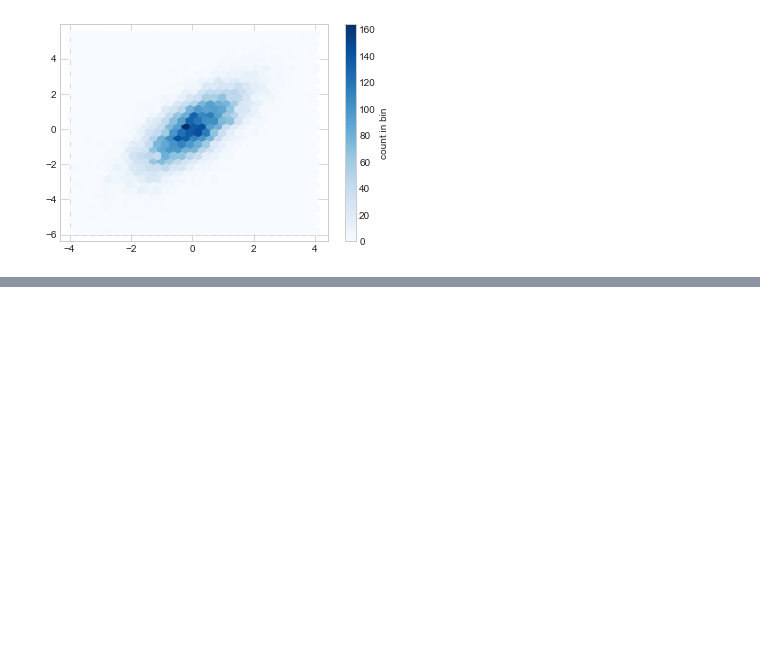
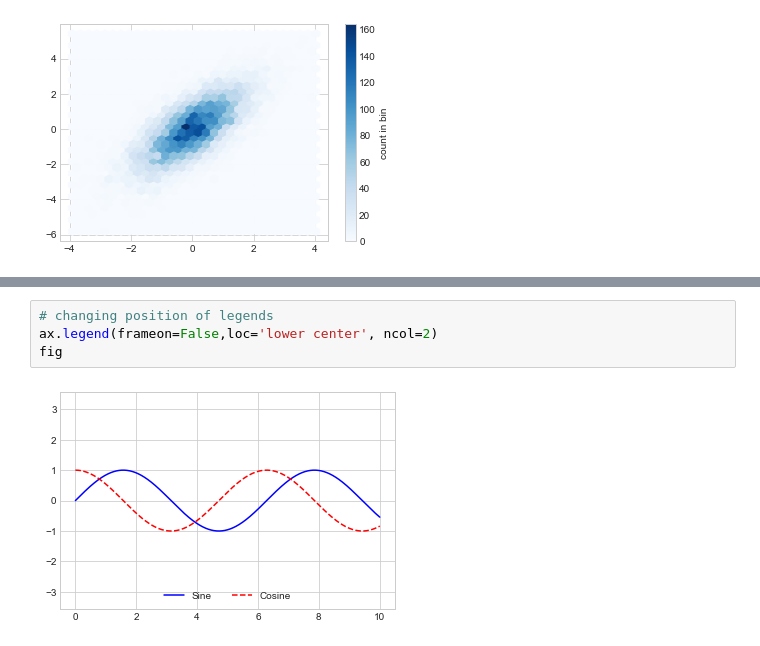
Before and after one commit to Mustisid13/Data-Science-basics, a Jupyter notebook: MATPLOTLIB.ipynb, the cells around one changed output, grey strips where cells are left out. Cells and saved outputs as stored; diff of their text form; blank space fills up the shorter version.

```diff
--- a/MATPLOTLIB.ipynb
+++ b/MATPLOTLIB.ipynb
@@ -319,0 +330,6 @@ cb = plt.colorbar(label='count in bin')
+# %%
+# changing position of legends
+ax.legend(frameon=False,loc='lower center', ncol=2)
+fig
+# %% [output]
+[figure, added]
```
Also changed, not shown: parts of 117 cells of this notebook, 4 other files.
